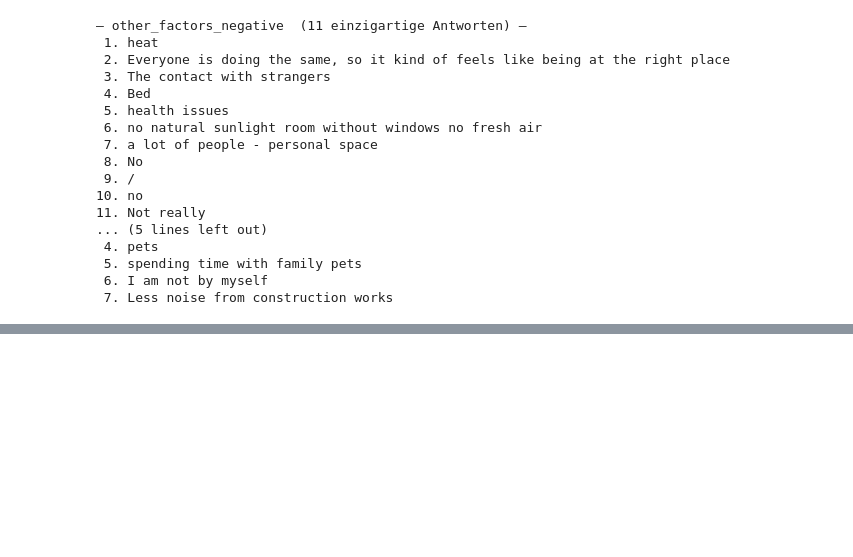
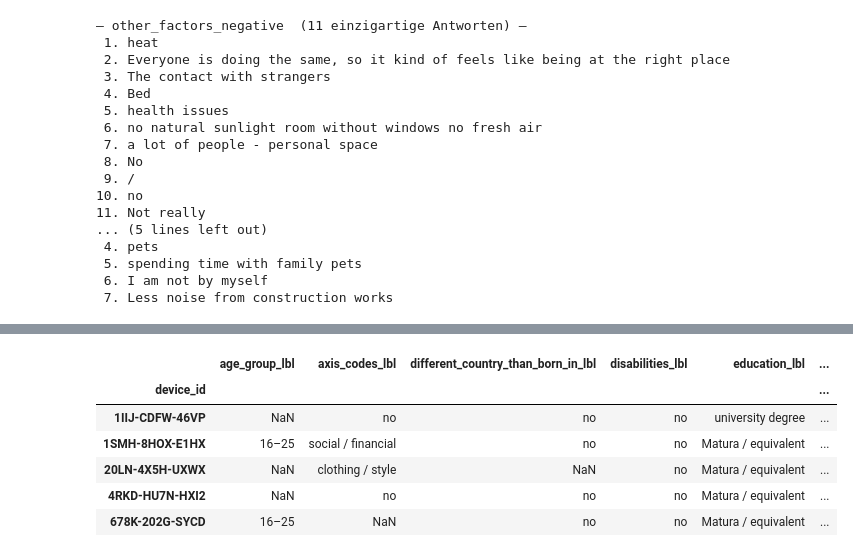
Before and after one commit to lbatschelet/Designing-InterMind, a Jupyter notebook: analysis/analysis.ipynb, the cells around one changed output, grey strips where cells are left out. Cells and saved outputs as stored; diff of their text form; code cells hidden in the pictures; blank space fills up the shorter version.

Commit message:
Updated analysis notebook: reset execution counts, removed runtime warnings, and added new code cells for data analysis and visualization.

```diff
--- a/analysis/analysis.ipynb
+++ b/analysis/analysis.ipynb
@@ -1036,0 +1045,10 @@ m
+# %%
+demo_all.head()
+# %% [output]
+|  | age_group_lbl | axis_codes_lbl | different_country_than_born_in_lbl | disabilities_lbl | education_lbl | ... |
+| device_id |  |  |  |  |  | ... |
+| 1IIJ-CDFW-46VP | NaN | no | no | no | university degree | ... |
+| 1SMH-8HOX-E1HX | 16–25 | social / financial | no | no | Matura / equivalent | ... |
+| 20LN-4X5H-UXWX | NaN | clothing / style | NaN | no | Matura / equivalent | ... |
+| 4RKD-HU7N-HXI2 | NaN | no | no | no | Matura / equivalent | ... |
+| 678K-202G-SYCD | 16–25 | NaN | no | no | Matura / equivalent | ... |
```
Also changed, not shown: parts of 3 cells of this notebook.
